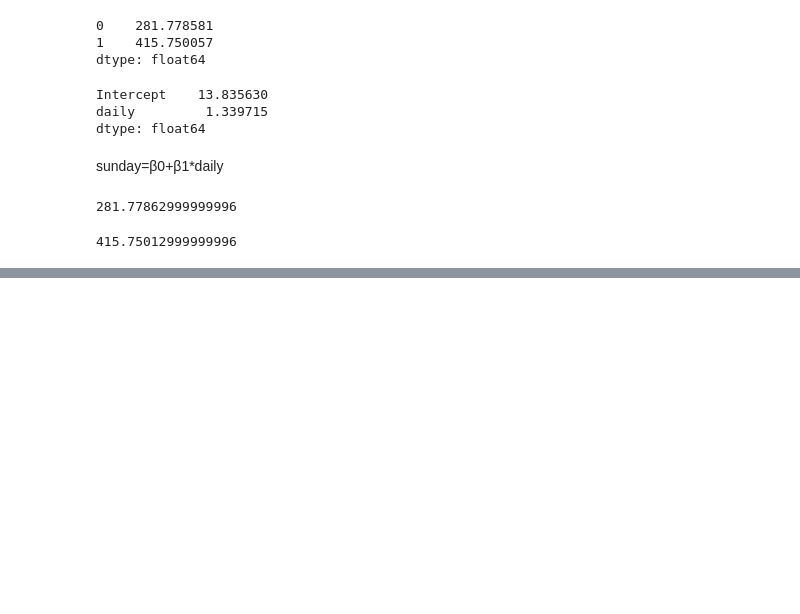
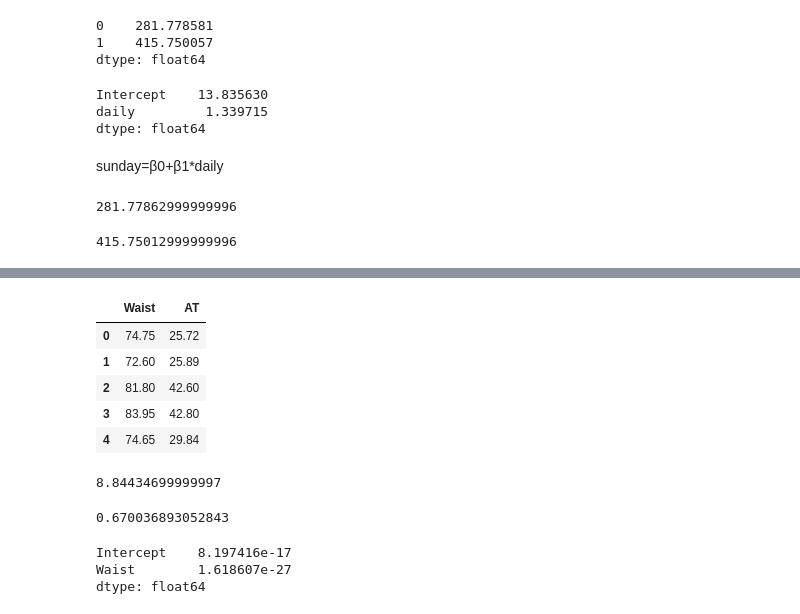
Before and after one commit to venkateshblks/DataScience-practice, a Jupyter notebook: simple&multi-linear-regression/simple_linear_regression.ipynb, the cells around one changed output, grey strips where cells are left out. Saved outputs shown, nothing was run; the diff lists cells and outputs as text; code cells hidden in the pictures; blank space fills up the shorter version.

```diff
--- a/simple&multi-linear-regression/simple_linear_regression.ipynb
+++ b/simple&multi-linear-regression/simple_linear_regression.ipynb
@@ -115,0 +144,23 @@ sunday=β0+β1*daily
+# %%
+wc.head()
+# %% [output]
+|  | Waist | AT |
+| 0 | 74.75 | 25.72 |
+| 1 | 72.60 | 25.89 |
+| 2 | 81.80 | 42.60 |
+| 3 | 83.95 | 42.80 |
+| 4 | 74.65 | 29.84 |
+# %%
+-215.981488+65* 3.458859  #for 65 waist
+# %% [output]
+8.84434699999997
+# %%
+m.rsquared
+# %% [output]
+0.670036893052843
+# %%
+m.pvalues
+# %% [output]
+Intercept    8.197416e-17
+Waist        1.618607e-27
+dtype: float64
```
Also changed, not shown: parts of 5 cells of this notebook.
